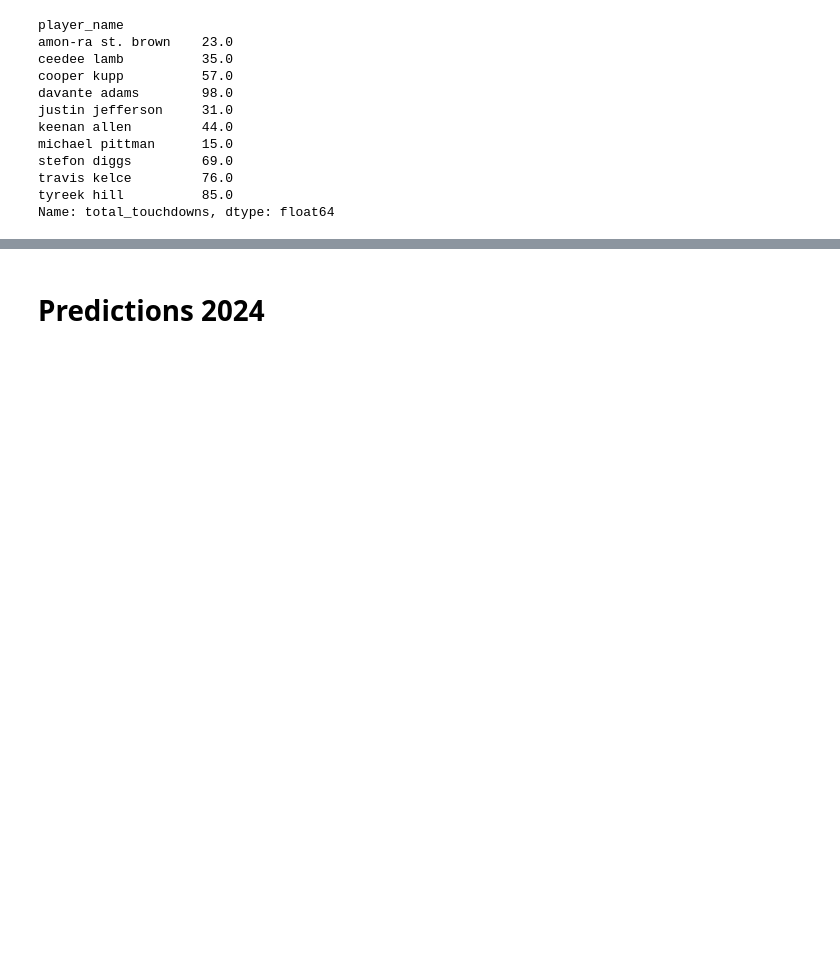
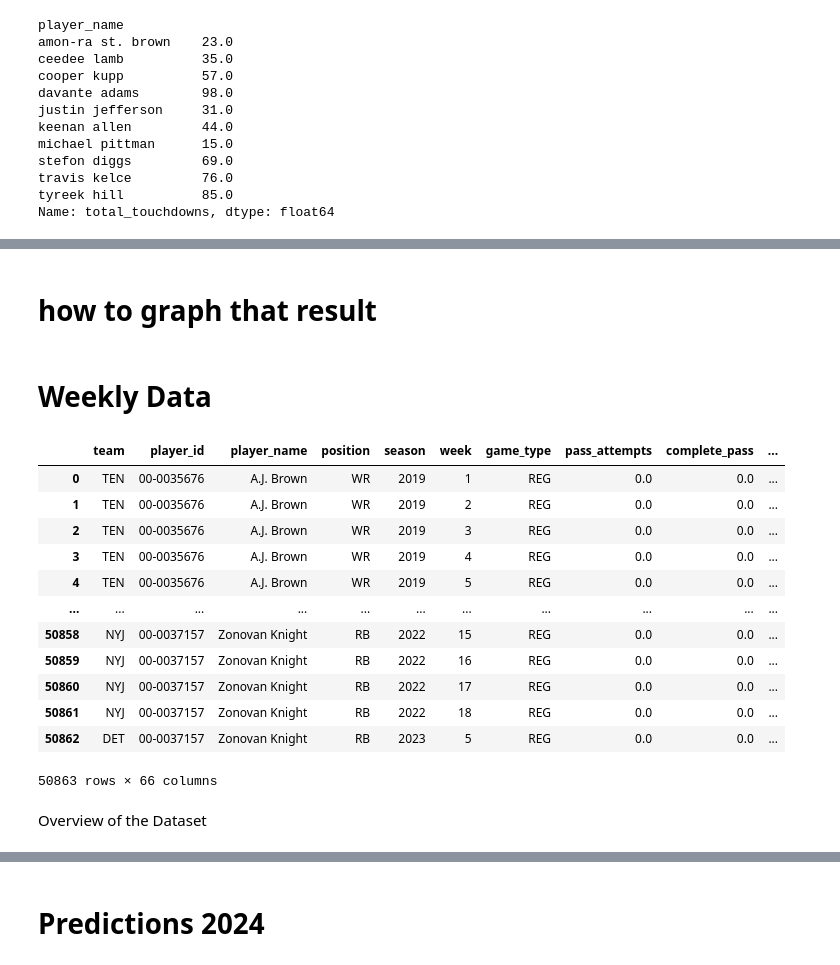
Before and after one commit to salomerivas/app-development, a Jupyter notebook: VisualizationKaggle.ipynb, the cells around one changed output, grey strips where cells are left out. Saved outputs shown, nothing was run; the diff lists cells and outputs as text; code cells hidden in the pictures; blank space fills up the shorter version.

```diff
--- a/VisualizationKaggle.ipynb
+++ b/VisualizationKaggle.ipynb
@@ -973,0 +1199,22 @@ Correlation between total receptions and total touchdowns: 0.5778029976681804
+# %% [markdown]
+# how to graph that result
+# %% [markdown]
+# Weekly Data
+# %%
+week_df
+# %% [output]
+|  | team | player_id | player_name | position | season | week | game_type | pass_attempts | complete_pass | ... |
+| 0 | TEN | 00-0035676 | A.J. Brown | WR | 2019 | 1 | REG | 0.0 | 0.0 | ... |
+| 1 | TEN | 00-0035676 | A.J. Brown | WR | 2019 | 2 | REG | 0.0 | 0.0 | ... |
+| 2 | TEN | 00-0035676 | A.J. Brown | WR | 2019 | 3 | REG | 0.0 | 0.0 | ... |
+| 3 | TEN | 00-0035676 | A.J. Brown | WR | 2019 | 4 | REG | 0.0 | 0.0 | ... |
+| 4 | TEN | 00-0035676 | A.J. Brown | WR | 2019 | 5 | REG | 0.0 | 0.0 | ... |
+| ... | ... | ... | ... | ... | ... | ... | ... | ... | ... | ... |
+| 50858 | NYJ | 00-0037157 | Zonovan Knight | RB | 2022 | 15 | REG | 0.0 | 0.0 | ... |
+| 50859 | NYJ | 00-0037157 | Zonovan Knight | RB | 2022 | 16 | REG | 0.0 | 0.0 | ... |
+| 50860 | NYJ | 00-0037157 | Zonovan Knight | RB | 2022 | 17 | REG | 0.0 | 0.0 | ... |
+| 50861 | NYJ | 00-0037157 | Zonovan Knight | RB | 2022 | 18 | REG | 0.0 | 0.0 | ... |
+| 50862 | DET | 00-0037157 | Zonovan Knight | RB | 2023 | 5 | REG | 0.0 | 0.0 | ... |
+50863 rows × 66 columns
+# %% [markdown]
+Overview of the Dataset
```
Also changed, not shown: parts of 64 cells of this notebook.
